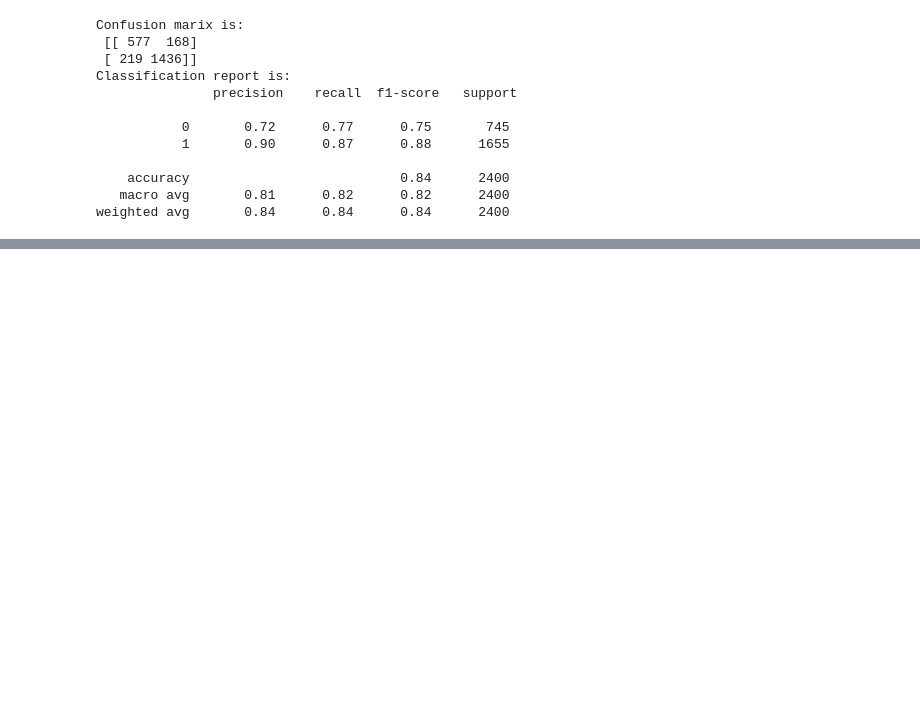
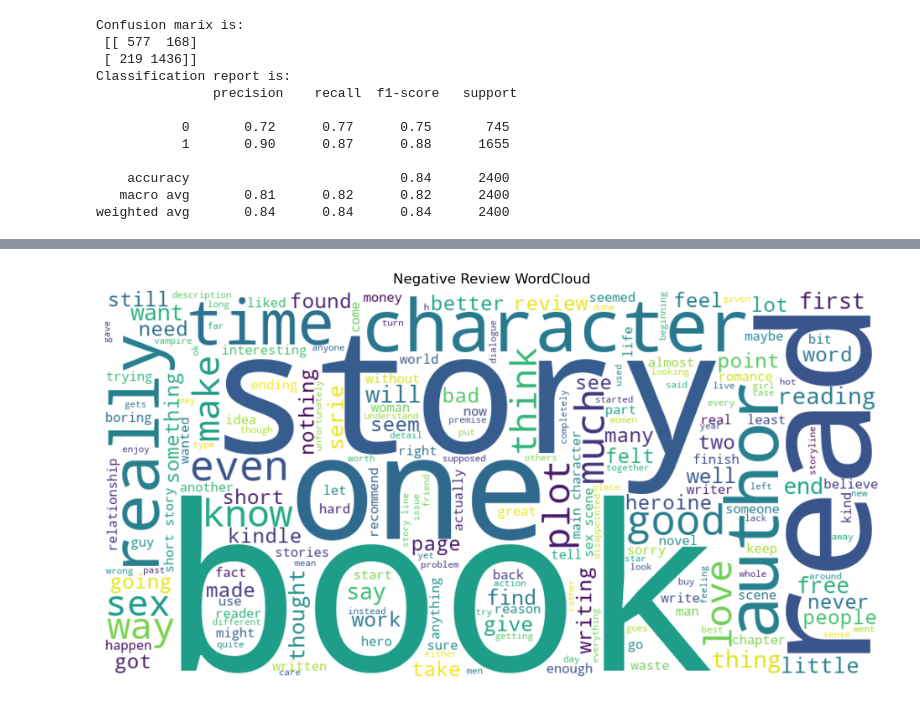
Before and after one commit to NoNickname69/Kindle-Review-Sentiment-Analysis, a Jupyter notebook: sentiment analysis.ipynb, the cells around one changed output, grey strips where cells are left out. Saved outputs shown, nothing was run; the diff lists cells and outputs as text; code cells hidden in the pictures; blank space fills up the shorter version.

```diff
--- a/sentiment analysis.ipynb
+++ b/sentiment analysis.ipynb
@@ -223,0 +246,17 @@ weighted avg       0.84      0.84      0.84      2400
+# %%
+# Negative reviews
+negative_reviews = " ".join(review[review['rating'] == 0]['reviewText'].astype(str))
+
+negative_wc = WordCloud(
+    width=1000,
+    height=500,
+    background_color='white'
+).generate(negative_reviews)
+
+plt.figure(figsize=(12,6))
+plt.imshow(negative_wc, interpolation='bilinear')
+plt.axis('off')
+plt.title("Negative Review WordCloud")
+plt.show()
+# %% [output]
+[figure, added]
```
Also changed, not shown: parts of 2 cells of this notebook, 4 other files.
